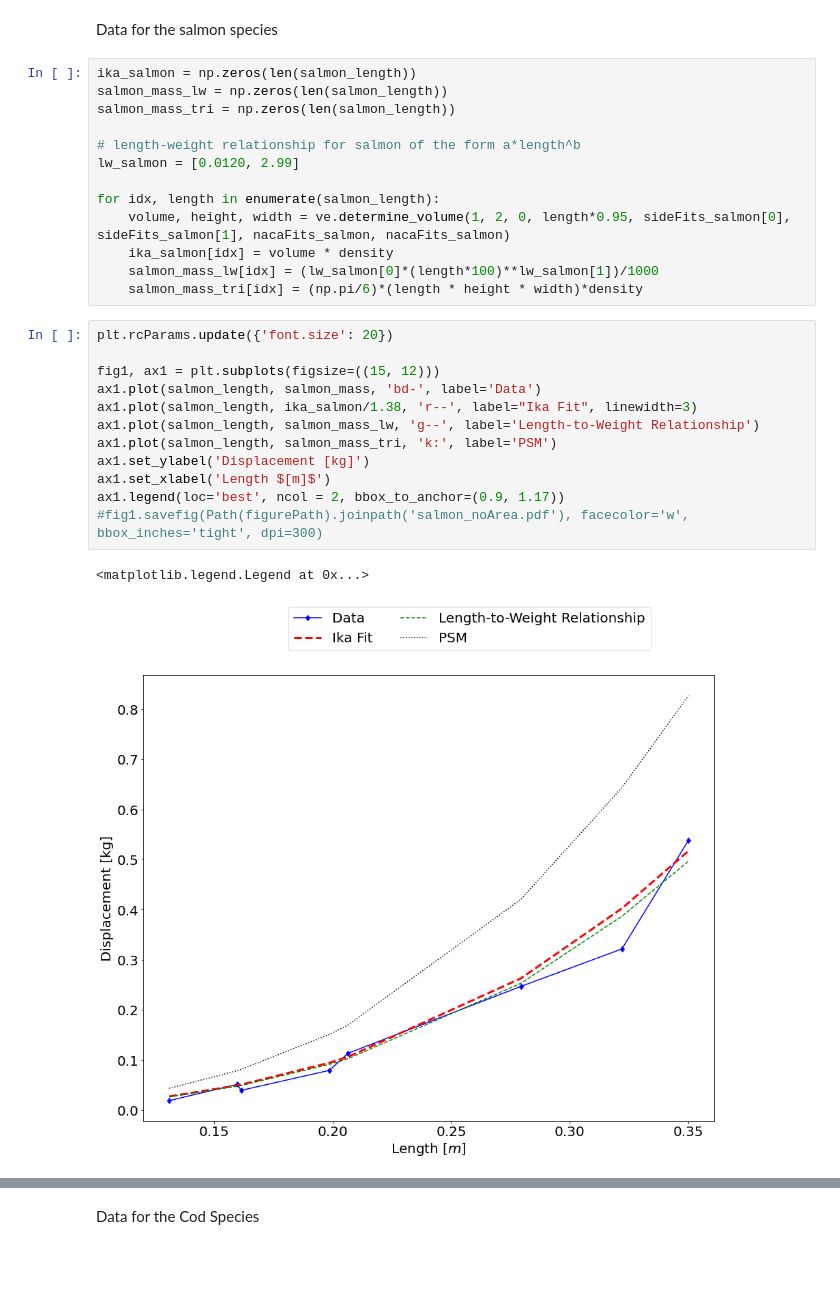
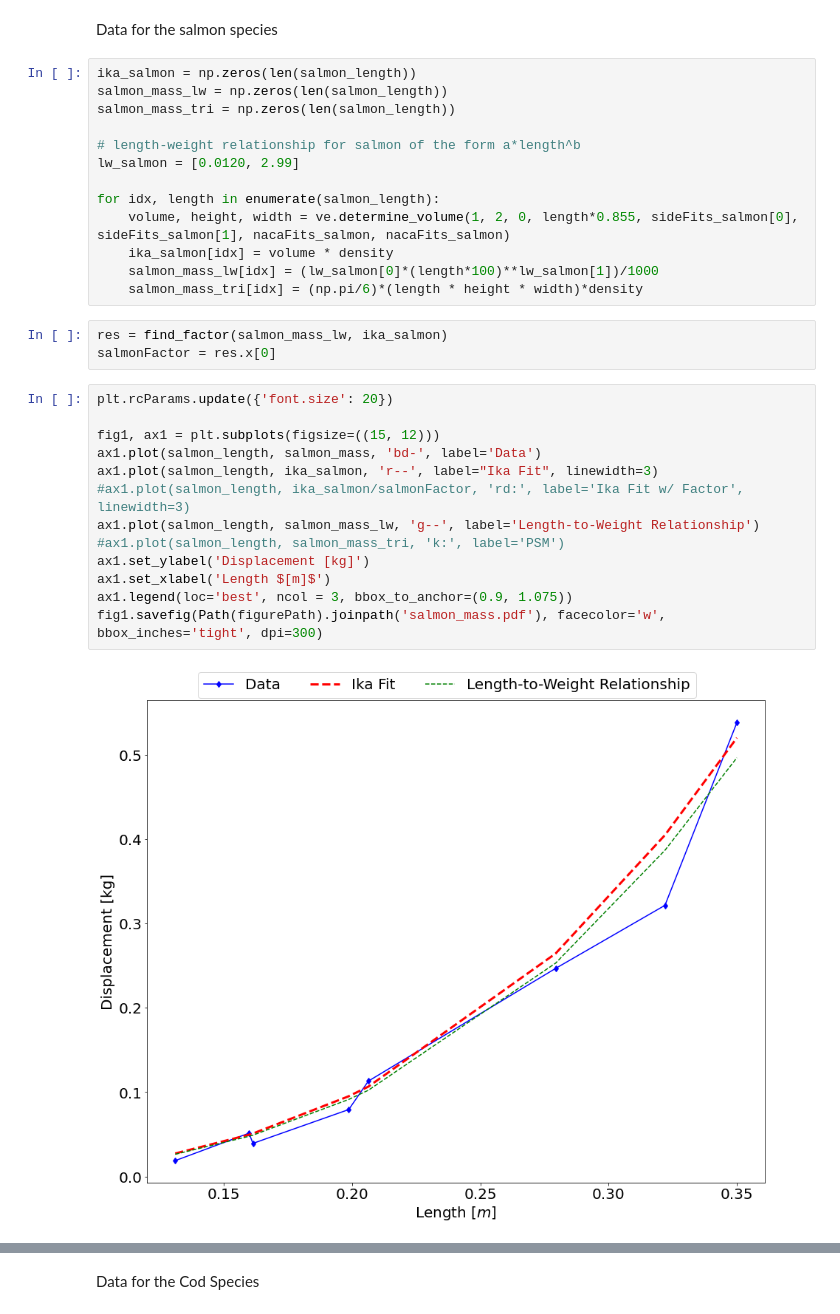
Before and after one commit to michaelcoe/Ika-Fit, a Jupyter notebook: massValidation.ipynb, the cells around one changed output, grey strips where cells are left out. Drawn from its saved outputs; the diff is of its cells as text; blank space fills up the shorter version.

```diff
--- a/massValidation.ipynb
+++ b/massValidation.ipynb
@@ -254,25 +280,28 @@ salmon_mass_tri = np.zeros(len(salmon_length))
 lw_salmon = [0.0120, 2.99]
 
 for idx, length in enumerate(salmon_length):
-    volume, height, width = ve.determine_volume(1, 2, 0, length*0.95, sideFits_salmon[0], sideFits_salmon[1], nacaFits_salmon, nacaFits_salmon)
+    volume, height, width = ve.determine_volume(1, 2, 0, length*0.855, sideFits_salmon[0], sideFits_salmon[1], nacaFits_salmon, nacaFits_salmon)
     ika_salmon[idx] = volume * density
     salmon_mass_lw[idx] = (lw_salmon[0]*(length*100)**lw_salmon[1])/1000
     salmon_mass_tri[idx] = (np.pi/6)*(length * height * width)*density
+# %%
+res = find_factor(salmon_mass_lw, ika_salmon)
+salmonFactor = res.x[0]
 # %%
 plt.rcParams.update({'font.size': 20})
 
 fig1, ax1 = plt.subplots(figsize=((15, 12)))
 ax1.plot(salmon_length, salmon_mass, 'bd-', label='Data')
-ax1.plot(salmon_length, ika_salmon/1.38, 'r--', label="Ika Fit", linewidth=3)
+ax1.plot(salmon_length, ika_salmon, 'r--', label="Ika Fit", linewidth=3)
+#ax1.plot(salmon_length, ika_salmon/salmonFactor, 'rd:', label='Ika Fit w/ Factor', linewidth=3)
 ax1.plot(salmon_length, salmon_mass_lw, 'g--', label='Length-to-Weight Relationship')
-ax1.plot(salmon_length, salmon_mass_tri, 'k:', label='PSM')
+#ax1.plot(salmon_length, salmon_mass_tri, 'k:', label='PSM')
 ax1.set_ylabel('Displacement [kg]')
 ax1.set_xlabel('Length $[m]$')
-ax1.legend(loc='best', ncol = 2, bbox_to_anchor=(0.9, 1.17))
-#fig1.savefig(Path(figurePath).joinpath('salmon_noArea.pdf'), facecolor='w', bbox_inches='tight', dpi=300)
+ax1.legend(loc='best', ncol = 3, bbox_to_anchor=(0.9, 1.075))
+fig1.savefig(Path(figurePath).joinpath('salmon_mass.pdf'), facecolor='w', bbox_inches='tight', dpi=300)
 # %% [output]
-<matplotlib.legend.Legend at 0x...>
-[figure, old version]
+[figure, new version]
 # %%
 error_ika = [np.sqrt(np.sum(np.abs(ika_salmon - salmon_mass)**2)/len(salmon_mass)), np.sum(np.abs(ika_salmon - salmon_mass))/len(salmon_mass)]
 error_tri = [np.sqrt(np.sum(np.abs(salmon_mass_tri - salmon_mass)**2)/len(salmon_mass)), np.sum(np.abs(salmon_mass_tri - salmon_mass))/len(salmon_mass)]
```
Also changed, not shown: parts of 22 cells of this notebook, 13 other files.
